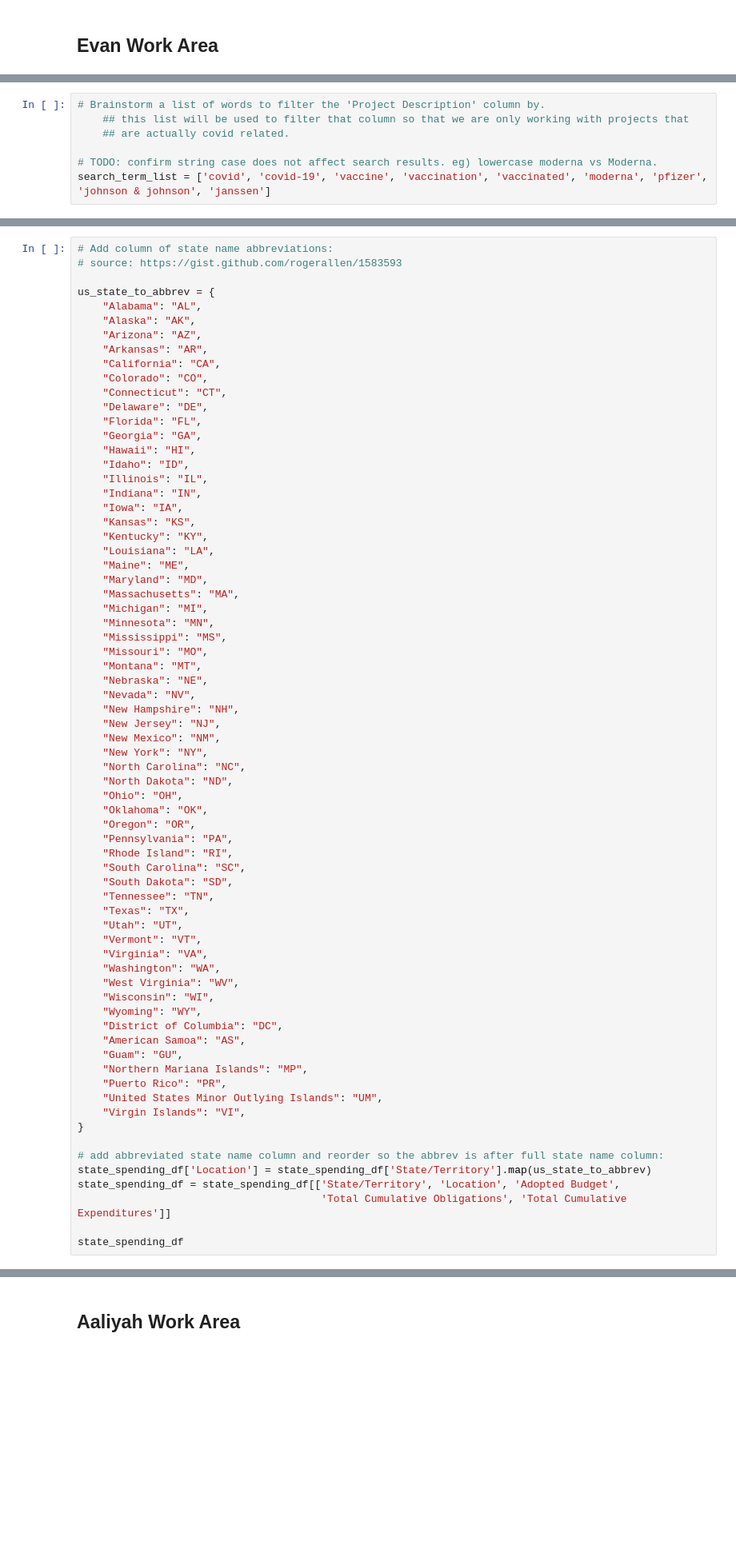
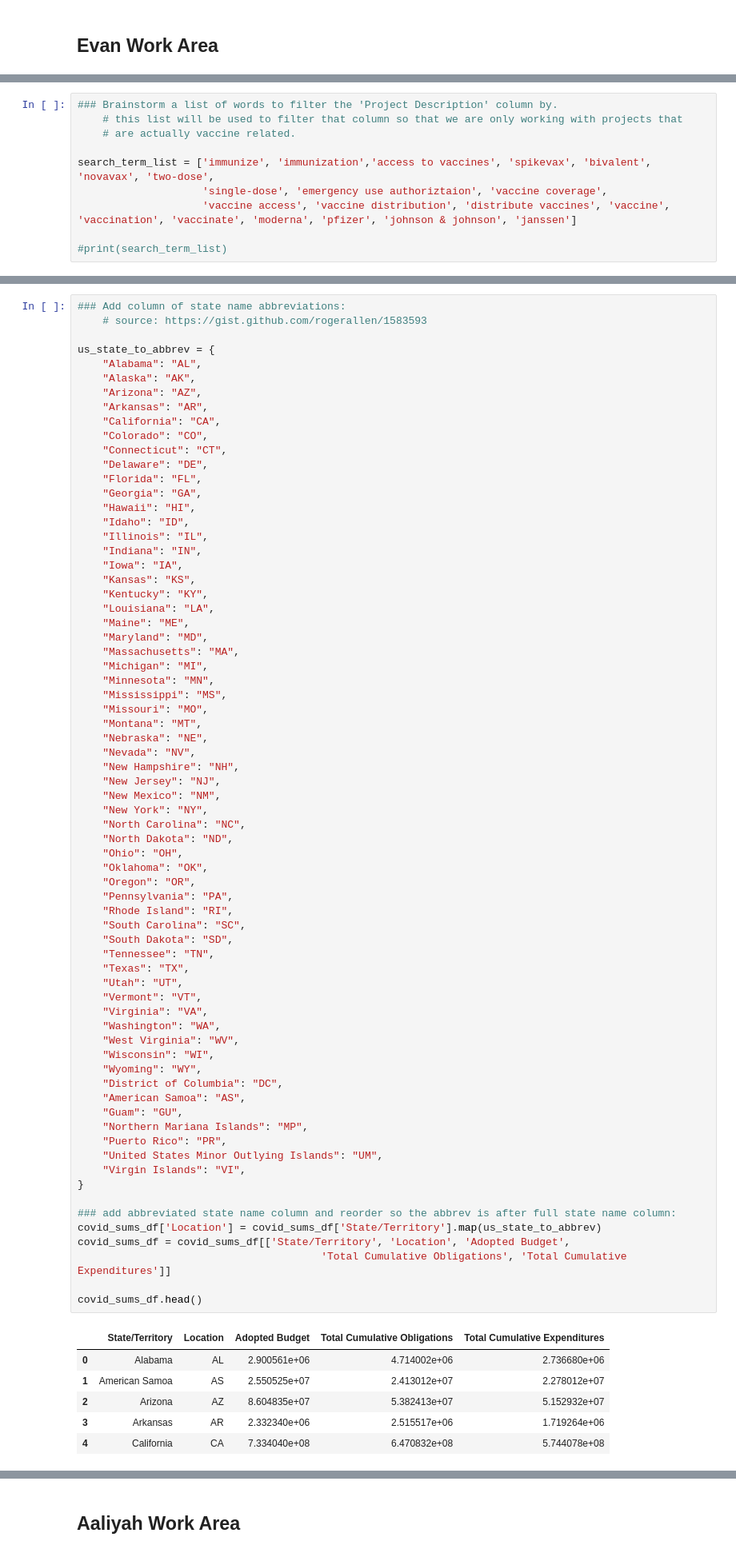
Before and after one commit to Evdawg/Project_1_Covid_Data, a Jupyter notebook: Project_1_covid.ipynb, the cells around one changed output, grey strips where cells are left out. Shown at 80% size. Cells and saved outputs as stored; diff of their text form; blank space fills up the shorter version.

```diff
--- a/Project_1_covid.ipynb
+++ b/Project_1_covid.ipynb
@@ -64,8 +76,11 @@ all_states_df.head(2)
 # %%
-# Brainstorm a list of words to filter the 'Project Description' column by.
-    ## this list will be used to filter that column so that we are only working with projects that
-    ## are actually covid related.
+### Brainstorm a list of words to filter the 'Project Description' column by.
+    # this list will be used to filter that column so that we are only working with projects that
+    # are actually vaccine related.
 
-# TODO: confirm string case does not affect search results. eg) lowercase moderna vs Moderna.
-search_term_list = ['covid', 'covid-19', 'vaccine', 'vaccination', 'vaccinated', 'moderna', 'pfizer', 'johnson & johnson', 'janssen']
+search_term_list = ['immunize', 'immunization','access to vaccines', 'spikevax', 'bivalent', 'novavax', 'two-dose',
+                    'single-dose', 'emergency use authoriztaion', 'vaccine coverage',
+                    'vaccine access', 'vaccine distribution', 'distribute vaccines', 'vaccine', 'vaccination', 'vaccinate', 'moderna', 'pfizer', 'johnson & johnson', 'janssen']
+
+#print(search_term_list)
 # %%
@@ -123,6 +166,6 @@ state_spending_df.head()
 # %%
-# Add column of state name abbreviations:
-# source: https://gist.github.com/rogerallen/1583593
+### Add column of state name abbreviations:
+    # source: https://gist.github.com/rogerallen/1583593
 
 us_state_to_abbrev = {
     "Alabama": "AL",
@@ -159,34 +202,41 @@ us_state_to_abbrev = {
     "New York": "NY",
     "North Carolina": "NC",
     "North Dakota": "ND",
     "Ohio": "OH",
     "Oklahoma": "OK",
     "Oregon": "OR",
     "Pennsylvania": "PA",
     "Rhode Island": "RI",
     "South Carolina": "SC",
     "South Dakota": "SD",
     "Tennessee": "TN",
     "Texas": "TX",
     "Utah": "UT",
     "Vermont": "VT",
     "Virginia": "VA",
     "Washington": "WA",
     "West Virginia": "WV",
     "Wisconsin": "WI",
     "Wyoming": "WY",
     "District of Columbia": "DC",
     "American Samoa": "AS",
     "Guam": "GU",
     "Northern Mariana Islands": "MP",
     "Puerto Rico": "PR",
     "United States Minor Outlying Islands": "UM",
     "Virgin Islands": "VI",
 }
 
-# add abbreviated state name column and reorder so the abbrev is after full state name column:
-state_spending_df['Location'] = state_spending_df['State/Territory'].map(us_state_to_abbrev)
-state_spending_df = state_spending_df[['State/Territory', 'Location', 'Adopted Budget',
+### add abbreviated state name column and reorder so the abbrev is after full state name column:
+covid_sums_df['Location'] = covid_sums_df['State/Territory'].map(us_state_to_abbrev)
+covid_sums_df = covid_sums_df[['State/Territory', 'Location', 'Adopted Budget',
                                        'Total Cumulative Obligations', 'Total Cumulative Expenditures']]
 
-state_spending_df
+covid_sums_df.head()
+# %% [output]
+|  | State/Territory | Location | Adopted Budget | Total Cumulative Obligations | Total Cumulative Expenditures |
+| 0 | Alabama | AL | 2.900561e+06 | 4.714002e+06 | 2.736680e+06 |
+| 1 | American Samoa | AS | 2.550525e+07 | 2.413012e+07 | 2.278012e+07 |
+| 2 | Arizona | AZ | 8.604835e+07 | 5.382413e+07 | 5.152932e+07 |
+| 3 | Arkansas | AR | 2.332340e+06 | 2.515517e+06 | 1.719264e+06 |
+| 4 | California | CA | 7.334040e+08 | 6.470832e+08 | 5.744078e+08 |
```
Also changed, not shown: parts of 25 cells of this notebook.
